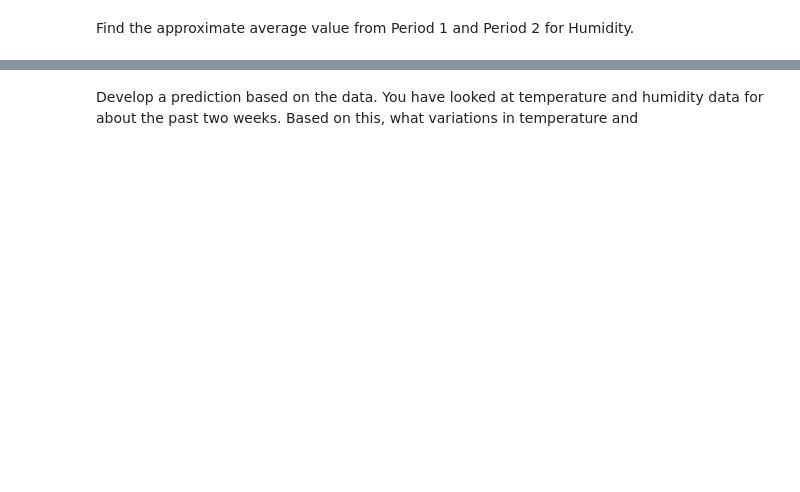
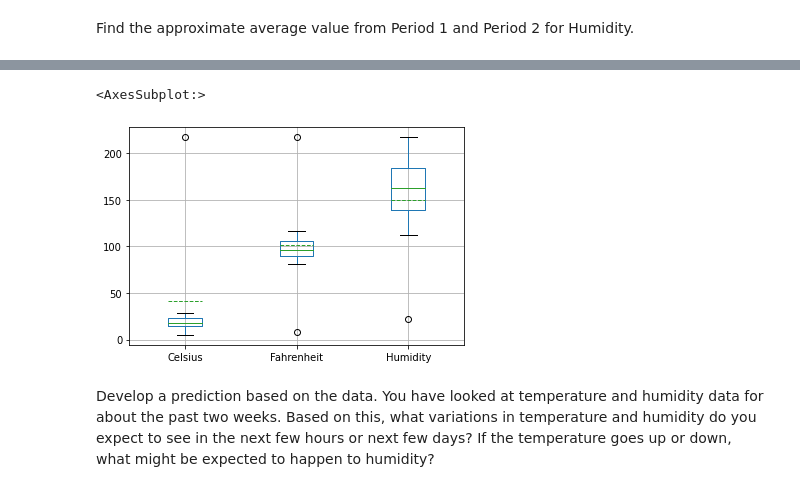
Before and after one commit to ben-hill33/weather-api, a Jupyter notebook: mod_5/extractedDataVis.ipynb, the cells around one changed output, grey strips where cells are left out. Saved outputs shown, nothing was run; the diff lists cells and outputs as text; code cells hidden in the pictures; blank space fills up the shorter version.

```diff
--- a/mod_5/extractedDataVis.ipynb
+++ b/mod_5/extractedDataVis.ipynb
@@ -117,7 +97,0 @@ plt.tight_layout()
-# %%
-plt.rcParams["figure.figsize"] = [20, 10]
-plt.rcParams["figure.autolayout"] = True
-
-ax = df2[['Celsius', 'Fahrenheit', 'Humidity']].plot(kind='box', title='Period 2')
-
-plt.show()
@@ -145,0 +111,6 @@ Review the data and analyze it. Think of your own question and create a chart/gr
+# %%
+summary_one = df1.describe()
+summary_two = df2.describe()
+sum_one_and_two = summary_one + summary_two
+rounded_sum = sum_one_and_two.round()
+rounded_sum
@@ -146,2 +127,7 @@ Review the data and analyze it. Think of your own question and create a chart/gr
+# %%
+rounded_sum.boxplot(meanline=True, showmeans=True)
+# %% [output]
+<AxesSubplot:>
+[figure, added]
 # %% [markdown]
-Develop a prediction based on the data. You have looked at temperature and humidity data for about the past two weeks. Based on this, what variations in temperature and
+Develop a prediction based on the data. You have looked at temperature and humidity data for about the past two weeks. Based on this, what variations in temperature and humidity do you expect to see in the next few hours or next few days? If the temperature goes up or down, what might be expected to happen to humidity?
```
Also changed, not shown: parts of 9 cells of this notebook, 4 other files.
